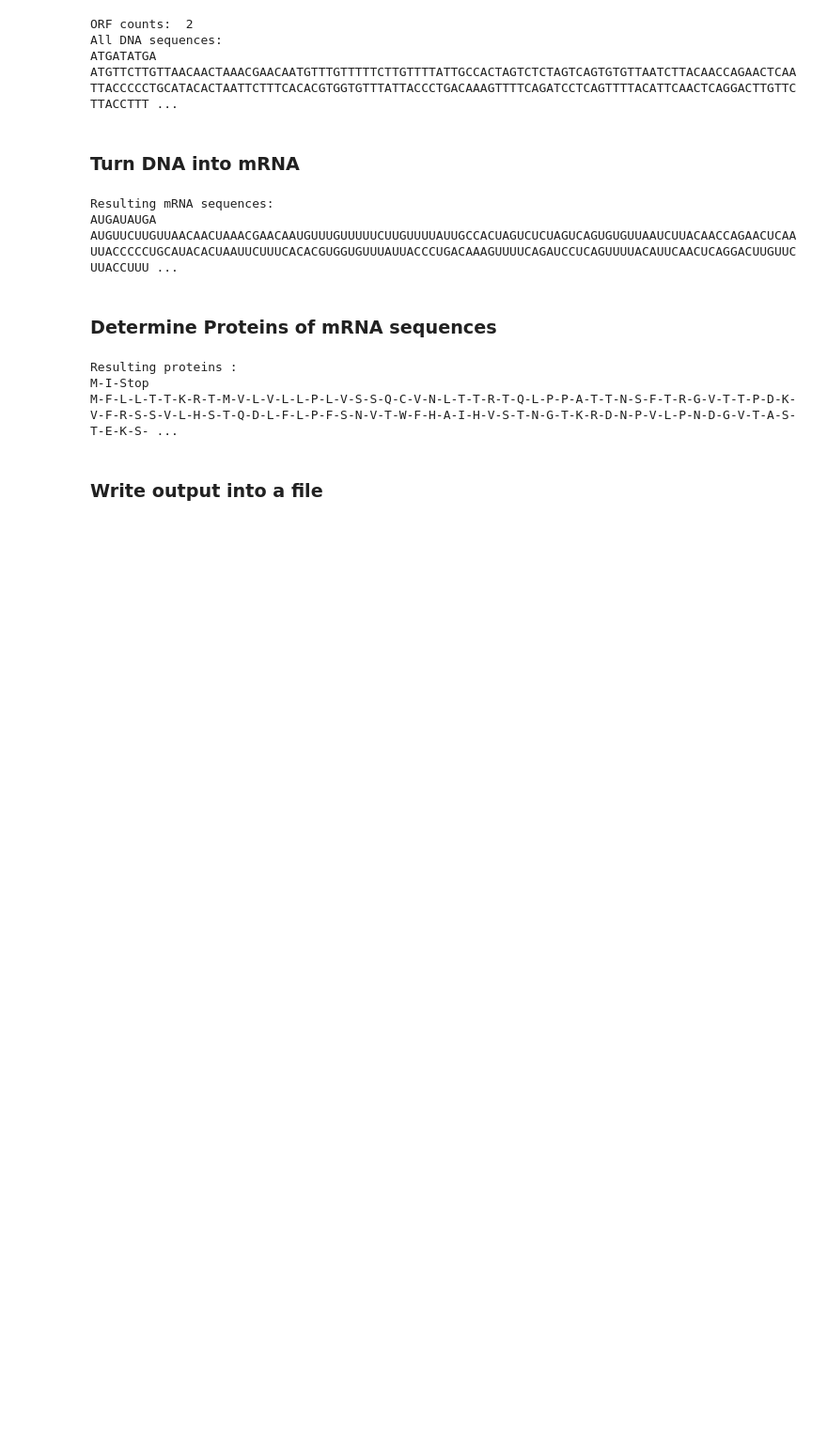
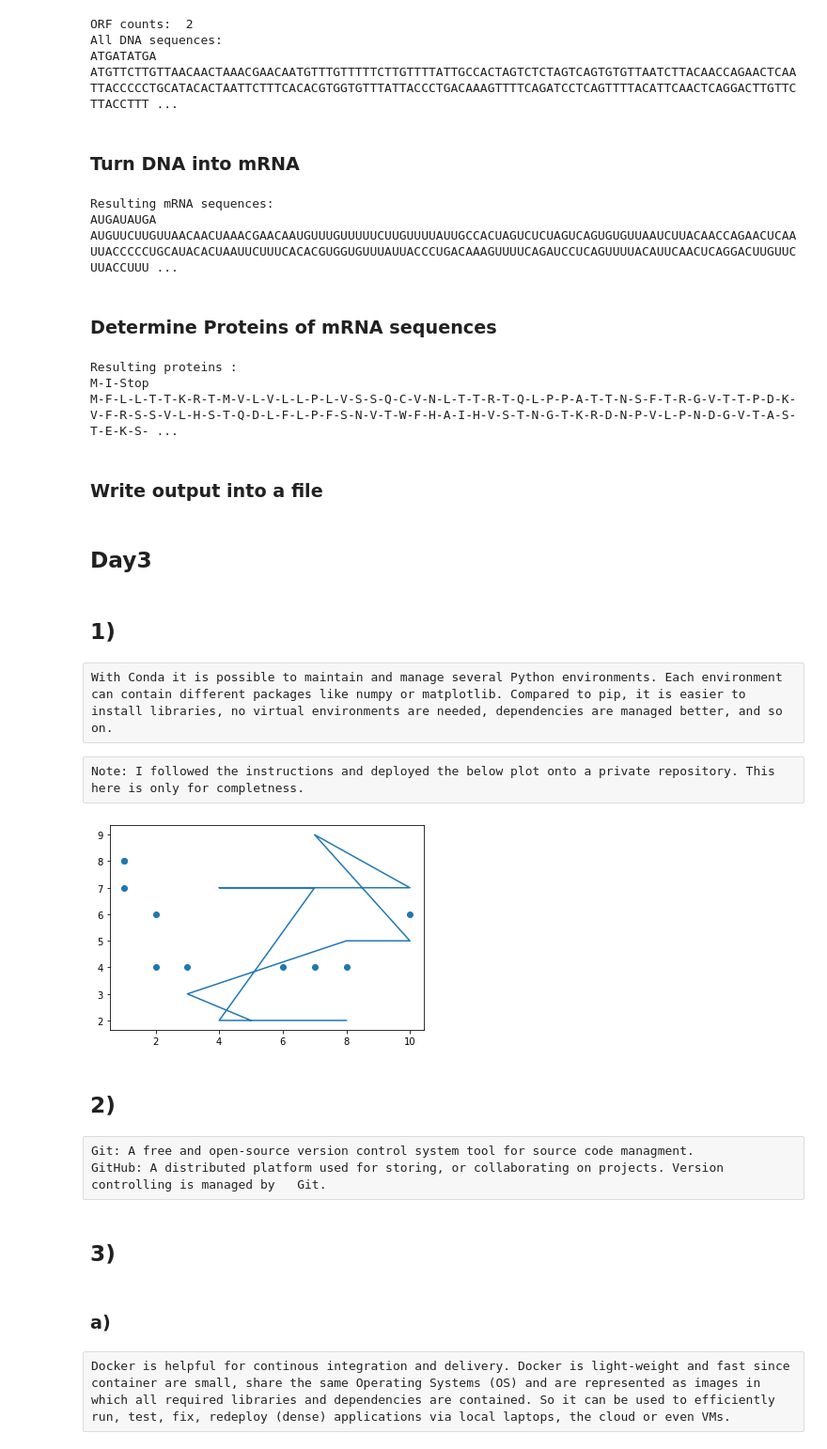
Before and after one commit to Furkan-Erbil/Data-Science-in-Bioinformatics-WS22-23, a Jupyter notebook: Exercises.ipynb, the cells around one changed output. Shown at 94% size. Drawn from its saved outputs; the diff is of its cells as text; code cells hidden in the pictures; blank space fills up the shorter version.

```diff
--- a/Exercises.ipynb
+++ b/Exercises.ipynb
@@ -320,3 +320,37 @@ with open('My Output Files/ProteinSequence.txt', 'w') as f:
     for p in proteins:
         p += "\n"
         f.write(p)
+# %% [markdown]
+## Day3
+# %% [markdown]
+## 1)
+# %% [raw]
+With Conda it is possible to maintain and manage several Python environments. Each environment can contain different packages like numpy or matplotlib. Compared to pip, it is easier to install libraries, no virtual environments are needed, dependencies are managed better, and so on.
+# %% [raw]
+Note: I followed the instructions and deployed the below plot onto a private repository. This here is only for completness.
+# %%
+import matplotlib.pyplot as plt
+import random
+
+x = [random.randint(1, 10) for n in range(10)]
+y = [random.randint(1, 10) for n in range(10)]
+
+x2 = [random.randint(1, 10) for n in range(10)]
+y2 = [random.randint(1, 10) for n in range(10)]
+
+plt.scatter(x, y)
+plt.plot(x2, y2)
+plt.show()
+# %% [output]
+[figure, added]
+# %% [markdown]
+## 2)
+# %% [raw]
+Git: A free and open-source version control system tool for source code managment.
+GitHub: A distributed platform used for storing, or collaborating on projects. Version controlling is managed by   Git.
+# %% [markdown]
+## 3)
+# %% [markdown]
+### a)
+# %% [raw]
+Docker is helpful for continous integration and delivery. Docker is light-weight and fast since container are small, share the same Operating Systems (OS) and are represented as images in which all required libraries and dependencies are contained. So it can be used to efficiently run, test, fix, redeploy (dense) applications via local laptops, the cloud or even VMs.
```
Also changed, not shown: parts of 4 cells of this notebook.
